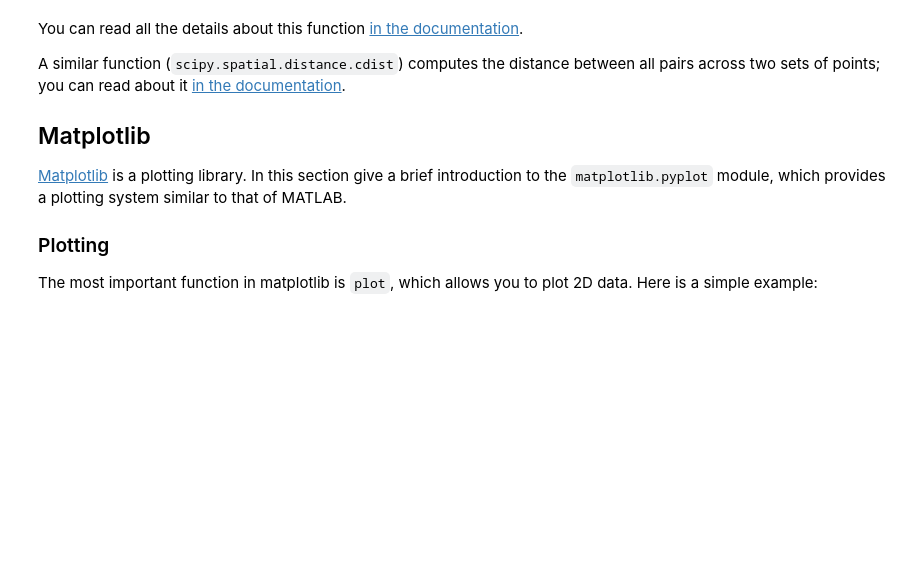
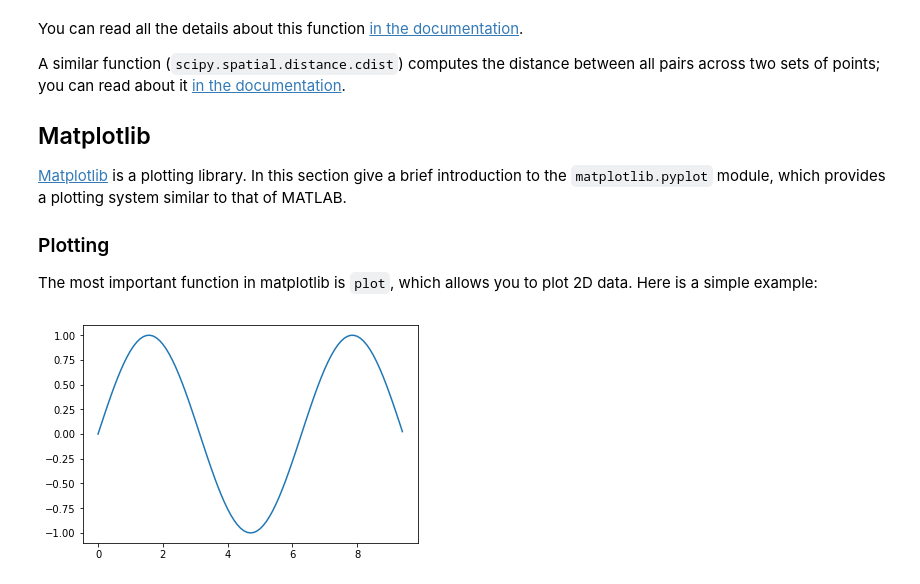
Before and after one commit to Prasannakl84/mlblr, a Jupyter notebook: CS231n-python-numpy-tutorial.ipynb, the cells around one changed output. Drawn from its saved outputs; the diff is of its cells as text; code cells hidden in the pictures; blank space fills up the shorter version.

```diff
--- a/CS231n-python-numpy-tutorial.ipynb
+++ b/CS231n-python-numpy-tutorial.ipynb
@@ -1071,8 +1109,8 @@ Here is a simple example that showcases these functions:
 from scipy.misc import imread, imsave, imresize
 
 # Read an JPEG image into a numpy array
-img = imread('assets/cat.jpg')
-print(img.dtype, img.shape)  # Prints "uint8 (400, 248, 3)"
+eip = imread('D:\Training materials\cat.jpg')
+print(eip.dtype, eip.shape)  # Prints "uint8 (400, 248, 3)"
 
 # We can tint the image by scaling each of the color channels
 # by a different scalar constant. The image has shape (400, 248, 3);
@@ -1080,10 +1118,10 @@ print(img.dtype, img.shape)  # Prints "uint8 (400, 248, 3)"
 # numpy broadcasting means that this leaves the red channel unchanged,
 # and multiplies the green and blue channels by 0.95 and 0.9
 # respectively.
-img_tinted = img * [1, 0.95, 0.9]
+mlblr = eip * [1, 0.95, 0.9]
 
 # Resize the tinted image to be 300 by 300 pixels.
-img_tinted = imresize(img_tinted, (300, 300))
+mlblr = imresize(mlblr, (300, 300))
 
 # Write the tinted image back to disk
-imsave('assets/cat_tinted.jpg', img_tinted)
+imsave('D:\Training materials\cat.jpg', mlblr)
@@ -1112,15 +1160,15 @@ SciPy defines some useful functions for computing distances between sets of poin
 The function `scipy.spatial.distance.pdist` computes the distance between all pairs
 of points in a given set:
 # %%
-import numpy as np
+import numpy as eip
 from scipy.spatial.distance import pdist, squareform
 
 # Create the following array where each row is a point in 2D space:
 # [[0 1]
 #  [1 0]
 #  [2 0]]
-x = np.array([[0, 1], [1, 0], [2, 0]])
-print(x)
+mlblr = eip.array([[0, 1], [1, 0], [2, 0]])
+print(mlblr)
 
 # Compute the Euclidean distance between all rows of x.
 # d[i, j] is the Euclidean distance between x[i, :] and x[j, :],
@@ -1128,5 +1176,5 @@ print(x)
 # [[ 0.          1.41421356  2.23606798]
 #  [ 1.41421356  0.          1.        ]
 #  [ 2.23606798  1.          0.        ]]
-d = squareform(pdist(x, 'euclidean'))
-print(d)
+eip_in = squareform(pdist(mlblr, 'euclidean'))
+print(eip_in)
@@ -1151,16 +1206,18 @@ which provides a plotting system similar to that of MATLAB.
 The most important function in matplotlib is `plot`,
 which allows you to plot 2D data. Here is a simple example:
 # %%
-import numpy as np
-import matplotlib.pyplot as plt
+import numpy as eip
+import matplotlib.pyplot as mlblr
 
 # Compute the x and y coordinates for points on a sine curve
-x = np.arange(0, 3 * np.pi, 0.1)
-y = np.sin(x)
+eip_in = eip.arange(0, 3 * eip.pi, 0.1)
+mlblr_in = eip.sin(eip_in)
 
 # Plot the points using matplotlib
-plt.plot(x, y)
-plt.show()  # You must call plt.show() to make graphics appear.
+mlblr.plot(eip_in, mlblr_in)
+mlblr.show()  # You must call plt.show() to make graphics appear.
+# %% [output]
+[figure, added]
 # %% [markdown]
 Running this code produces the following plot:
 
```
Also changed, not shown: parts of 10 cells of this notebook.
